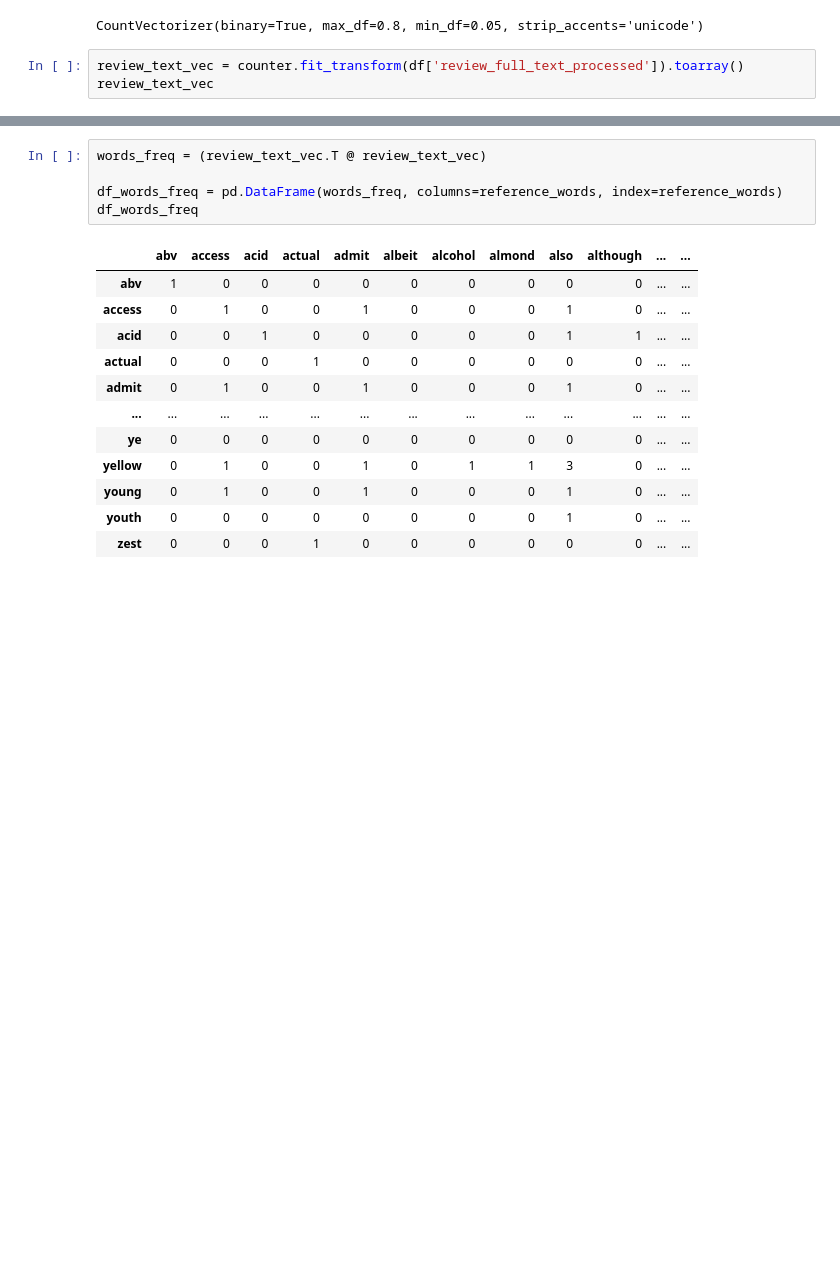
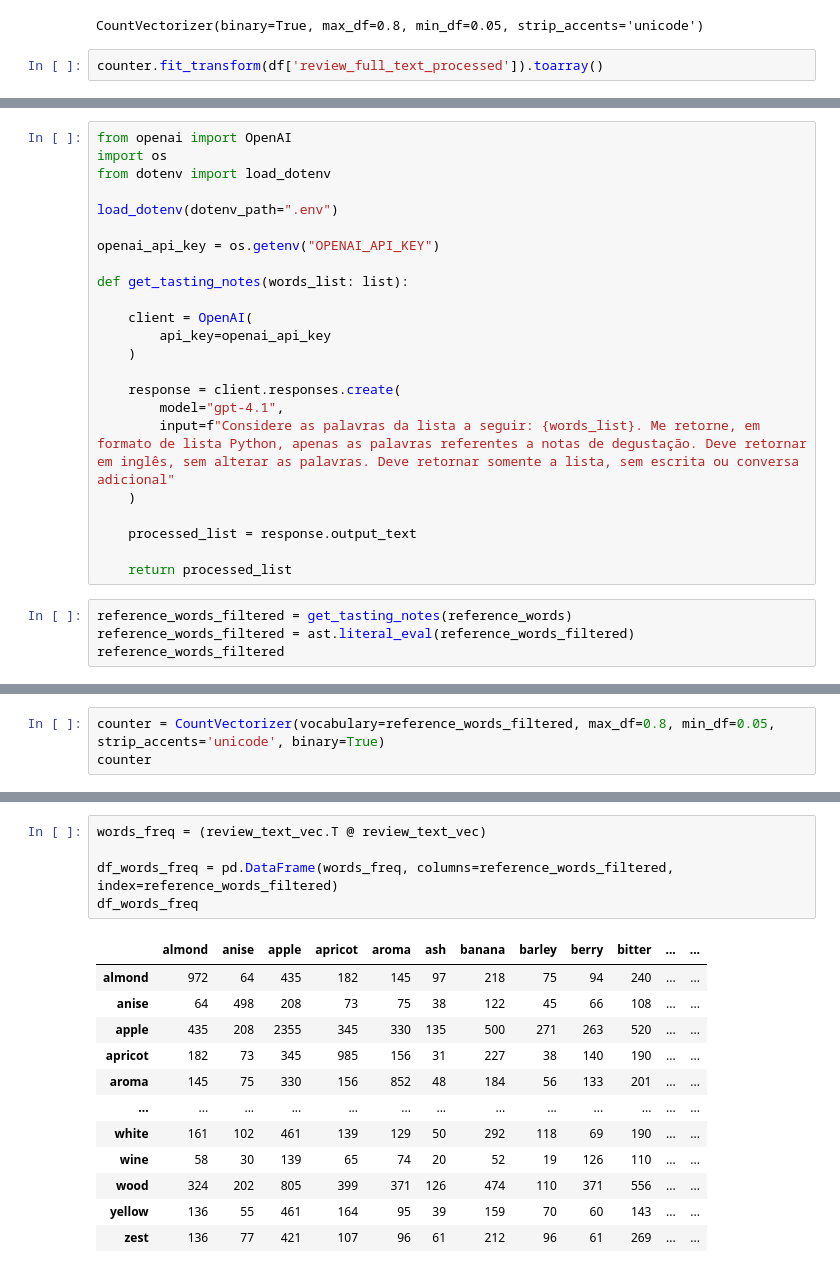
Before and after one commit to joaopaivaa/Whisky-Recomendation-System, a Jupyter notebook: text_processing.ipynb, the cells around one changed output, grey strips where cells are left out. Cells and saved outputs as stored; diff of their text form; blank space fills up the shorter version.

```diff
--- a/text_processing.ipynb
+++ b/text_processing.ipynb
@@ -211,6 +385,5 @@ counter
 # %% [output]
 CountVectorizer(binary=True, max_df=0.8, min_df=0.05, strip_accents='unicode')
 # %%
-review_text_vec = counter.fit_transform(df['review_full_text_processed']).toarray()
-review_text_vec
+counter.fit_transform(df['review_full_text_processed']).toarray()
 # %% [output]
@@ -244,0 +418,27 @@ array(['abv', 'access', 'acid', 'actual', 'admit', 'albeit', 'alcohol',
+# %%
+from openai import OpenAI
+import os
+from dotenv import load_dotenv
+
+load_dotenv(dotenv_path=".env")
+
+openai_api_key = os.getenv("OPENAI_API_KEY")
+
+def get_tasting_notes(words_list: list):
+
+    client = OpenAI(
+        api_key=openai_api_key
+    )
+
+    response = client.responses.create(
+        model="gpt-4.1",
+        input=f"Considere as palavras da lista a seguir: {words_list}. Me retorne, em formato de lista Python, apenas as palavras referentes a notas de degustação. Deve retornar em inglês, sem alterar as palavras. Deve retornar somente a lista, sem escrita ou conversa adicional"
+    )
+
+    processed_list = response.output_text
+
+    return processed_list
+# %%
+reference_words_filtered = get_tasting_notes(reference_words)
+reference_words_filtered = ast.literal_eval(reference_words_filtered)
+reference_words_filtered
@@ -244,0 +465,3 @@ array(['abv', 'access', 'acid', 'actual', 'admit', 'albeit', 'alcohol',
+# %%
+counter = CountVectorizer(vocabulary=reference_words_filtered, max_df=0.8, min_df=0.05, strip_accents='unicode', binary=True)
+counter
@@ -269,18 +511,18 @@ print(freq_df)
 # %%
 words_freq = (review_text_vec.T @ review_text_vec)
 
-df_words_freq = pd.DataFrame(words_freq, columns=reference_words, index=reference_words)
+df_words_freq = pd.DataFrame(words_freq, columns=reference_words_filtered, index=reference_words_filtered)
 df_words_freq
 # %% [output]
-|  | abv | access | acid | actual | admit | albeit | alcohol | almond | also | although | ... | ... |
-| abv | 1 | 0 | 0 | 0 | 0 | 0 | 0 | 0 | 0 | 0 | ... | ... |
-| access | 0 | 1 | 0 | 0 | 1 | 0 | 0 | 0 | 1 | 0 | ... | ... |
-| acid | 0 | 0 | 1 | 0 | 0 | 0 | 0 | 0 | 1 | 1 | ... | ... |
-| actual | 0 | 0 | 0 | 1 | 0 | 0 | 0 | 0 | 0 | 0 | ... | ... |
-| admit | 0 | 1 | 0 | 0 | 1 | 0 | 0 | 0 | 1 | 0 | ... | ... |
+|  | almond | anise | apple | apricot | aroma | ash | banana | barley | berry | bitter | ... | ... |
+| almond | 972 | 64 | 435 | 182 | 145 | 97 | 218 | 75 | 94 | 240 | ... | ... |
+| anise | 64 | 498 | 208 | 73 | 75 | 38 | 122 | 45 | 66 | 108 | ... | ... |
+| apple | 435 | 208 | 2355 | 345 | 330 | 135 | 500 | 271 | 263 | 520 | ... | ... |
+| apricot | 182 | 73 | 345 | 985 | 156 | 31 | 227 | 38 | 140 | 190 | ... | ... |
+| aroma | 145 | 75 | 330 | 156 | 852 | 48 | 184 | 56 | 133 | 201 | ... | ... |
 | ... | ... | ... | ... | ... | ... | ... | ... | ... | ... | ... | ... | ... |
-| ye | 0 | 0 | 0 | 0 | 0 | 0 | 0 | 0 | 0 | 0 | ... | ... |
-| yellow | 0 | 1 | 0 | 0 | 1 | 0 | 1 | 1 | 3 | 0 | ... | ... |
-| young | 0 | 1 | 0 | 0 | 1 | 0 | 0 | 0 | 1 | 0 | ... | ... |
-| youth | 0 | 0 | 0 | 0 | 0 | 0 | 0 | 0 | 1 | 0 | ... | ... |
-| zest | 0 | 0 | 0 | 1 | 0 | 0 | 0 | 0 | 0 | 0 | ... | ... |
+| white | 161 | 102 | 461 | 139 | 129 | 50 | 292 | 118 | 69 | 190 | ... | ... |
+| wine | 58 | 30 | 139 | 65 | 74 | 20 | 52 | 19 | 126 | 110 | ... | ... |
+| wood | 324 | 202 | 805 | 399 | 371 | 126 | 474 | 110 | 371 | 556 | ... | ... |
+| yellow | 136 | 55 | 461 | 164 | 95 | 39 | 159 | 70 | 60 | 143 | ... | ... |
+| zest | 136 | 77 | 421 | 107 | 96 | 61 | 212 | 96 | 61 | 269 | ... | ... |
```
Also changed, not shown: parts of 18 cells of this notebook, 1 other file.
